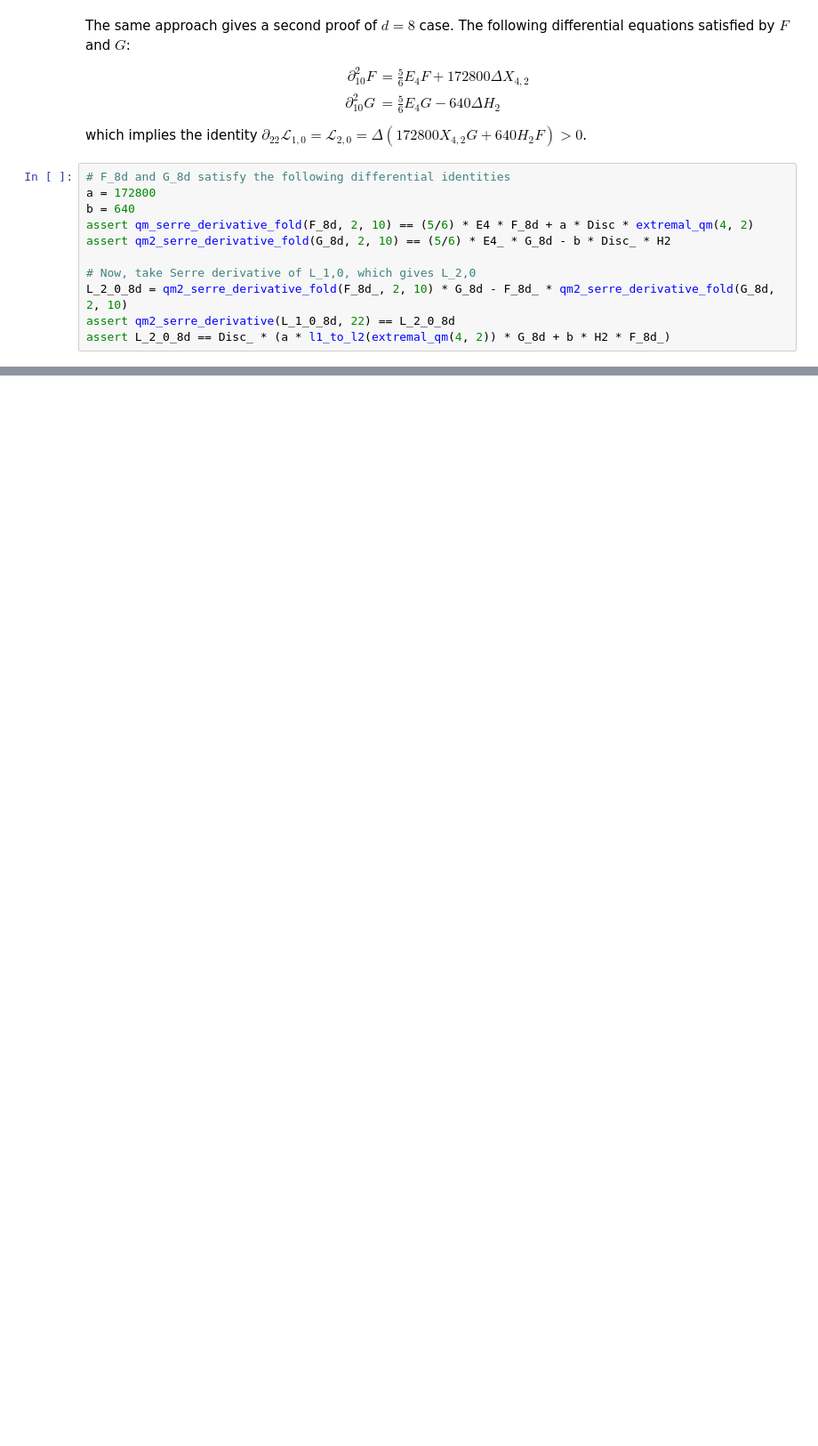
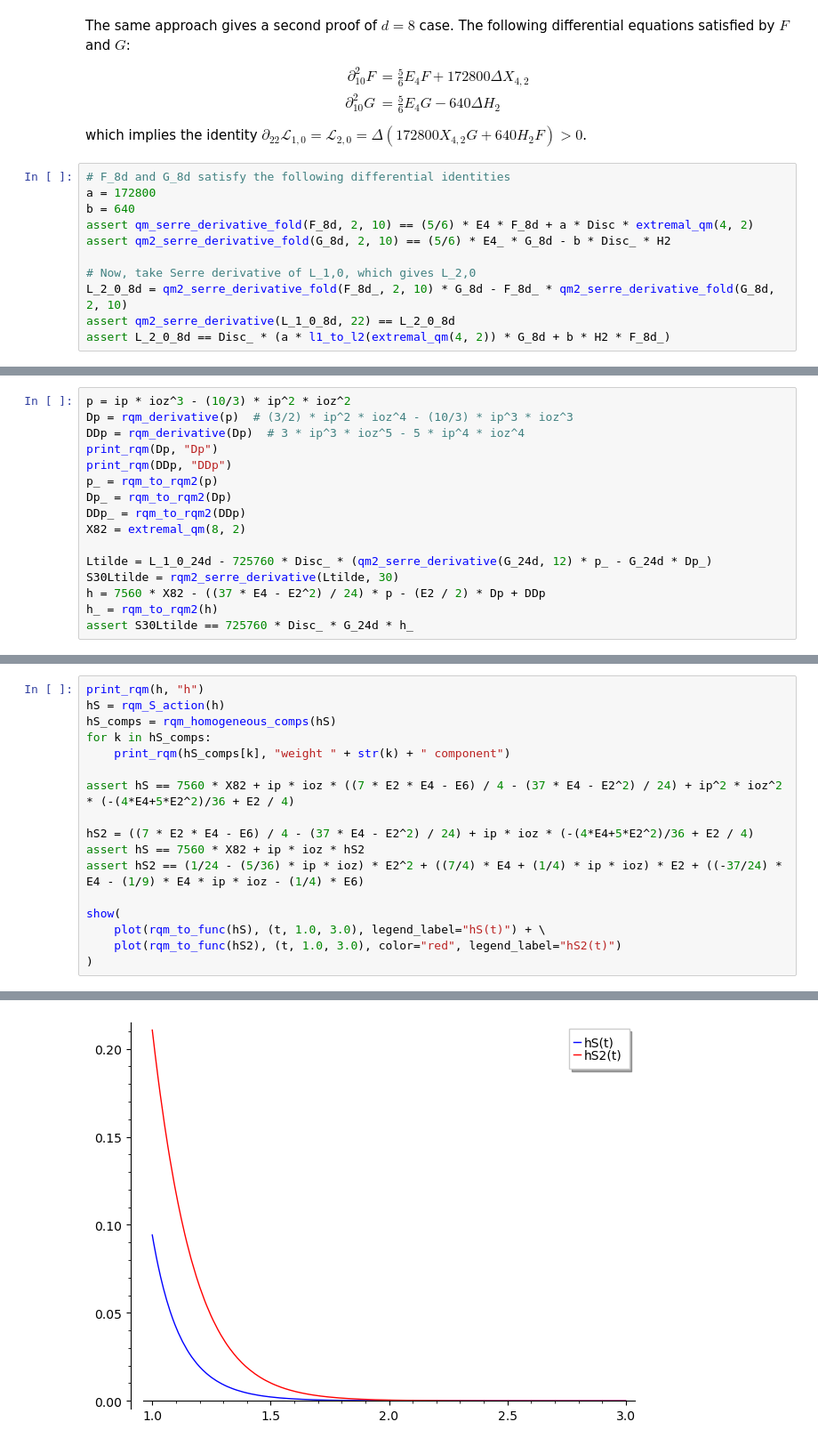
Before and after one commit to seewoo5/posqmf, a Jupyter notebook: positive_qmf.ipynb, the cells around one changed output, grey strips where cells are left out. Shown at 89% size. Drawn from its saved outputs; the diff is of its cells as text; blank space fills up the shorter version.

```diff
--- a/positive_qmf.ipynb
+++ b/positive_qmf.ipynb
@@ -823,0 +1131,16 @@ assert L_2_0_8d == Disc_ * (a * l1_to_l2(extremal_qm(4, 2)) * G_8d + b * H2 * F_
+# %%
+p = ip * ioz^3 - (10/3) * ip^2 * ioz^2
+Dp = rqm_derivative(p)  # (3/2) * ip^2 * ioz^4 - (10/3) * ip^3 * ioz^3
+DDp = rqm_derivative(Dp)  # 3 * ip^3 * ioz^5 - 5 * ip^4 * ioz^4
+print_rqm(Dp, "Dp")
+print_rqm(DDp, "DDp")
+p_ = rqm_to_rqm2(p)
+Dp_ = rqm_to_rqm2(Dp)
+DDp_ = rqm_to_rqm2(DDp)
+X82 = extremal_qm(8, 2)
+
+Ltilde = L_1_0_24d - 725760 * Disc_ * (qm2_serre_derivative(G_24d, 12) * p_ - G_24d * Dp_)
+S30Ltilde = rqm2_serre_derivative(Ltilde, 30)
+h = 7560 * X82 - ((37 * E4 - E2^2) / 24) * p - (E2 / 2) * Dp + DDp
+h_ = rqm_to_rqm2(h)
+assert S30Ltilde == 725760 * Disc_ * G_24d * h_
@@ -823,0 +1171,18 @@ assert L_2_0_8d == Disc_ * (a * l1_to_l2(extremal_qm(4, 2)) * G_8d + b * H2 * F_
+# %%
+print_rqm(h, "h")
+hS = rqm_S_action(h)
+hS_comps = rqm_homogeneous_comps(hS)
+for k in hS_comps:
+    print_rqm(hS_comps[k], "weight " + str(k) + " component")
+
+assert hS == 7560 * X82 + ip * ioz * ((7 * E2 * E4 - E6) / 4 - (37 * E4 - E2^2) / 24) + ip^2 * ioz^2 * (-(4*E4+5*E2^2)/36 + E2 / 4)
+
+hS2 = ((7 * E2 * E4 - E6) / 4 - (37 * E4 - E2^2) / 24) + ip * ioz * (-(4*E4+5*E2^2)/36 + E2 / 4)
+assert hS == 7560 * X82 + ip * ioz * hS2
+assert hS2 == (1/24 - (5/36) * ip * ioz) * E2^2 + ((7/4) * E4 + (1/4) * ip * ioz) * E2 + ((-37/24) * E4 - (1/9) * E4 * ip * ioz - (1/4) * E6)
+
+show(
+    plot(rqm_to_func(hS), (t, 1.0, 3.0), legend_label="hS(t)") + \
+    plot(rqm_to_func(hS2), (t, 1.0, 3.0), color="red", legend_label="hS2(t)")
+)
+# %% [output]
@@ -823,0 +1203 @@ assert L_2_0_8d == Disc_ * (a * l1_to_l2(extremal_qm(4, 2)) * G_8d + b * H2 * F_
+[figure, added]
```
Also changed, not shown: parts of 31 cells of this notebook, 1 other file.
